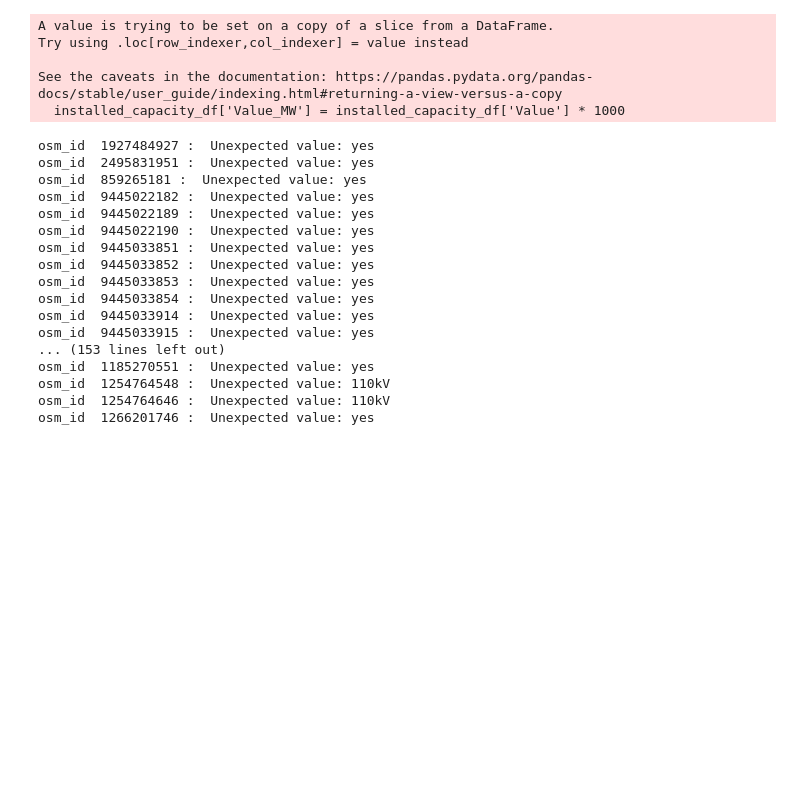
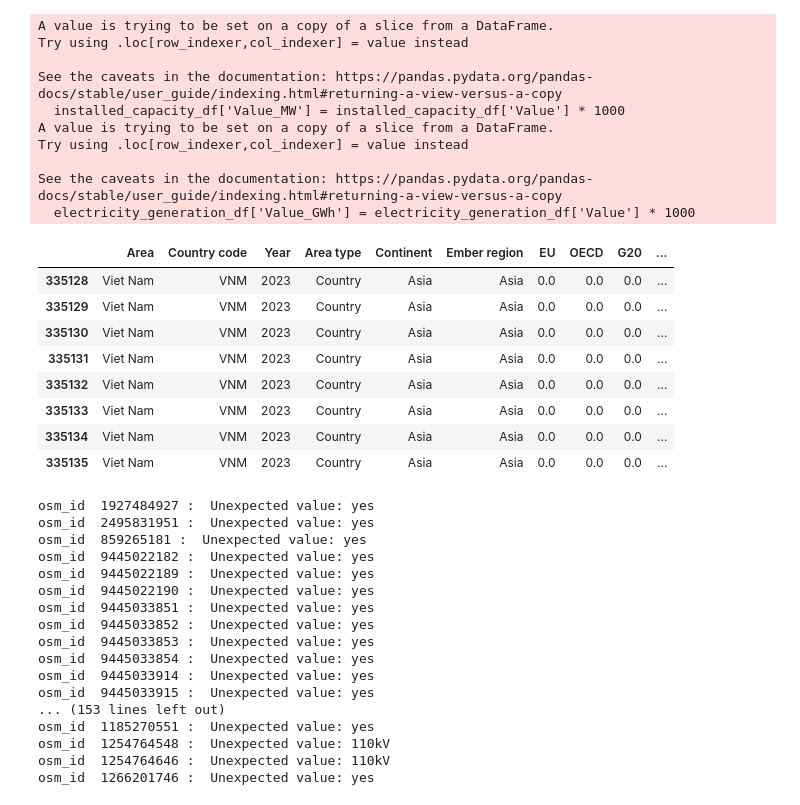
Before and after one commit to Mengqi-Ye/PowerFlowCascade, a Jupyter notebook: notebooks/3_electricity_generation_distribution.ipynb, the cells around one changed output. Cells and saved outputs as stored; diff of their text form; code cells hidden in the pictures; blank space fills up the shorter version.

Commit message:
add electricity production to generators

```diff
--- a/notebooks/3_electricity_generation_distribution.ipynb
+++ b/notebooks/3_electricity_generation_distribution.ipynb
@@ -28,12 +28,40 @@ installed_capacity_df = df[
 ]
 
 installed_capacity_df['Value_MW'] = installed_capacity_df['Value'] * 1000
+
+# df = pd.read_csv('../data/yearly_full_release_long_format.csv')
+electricity_generation_df = df[
+    (df["Area"] == "Viet Nam") &
+    (df["Year"] == 2023) &
+    (df["Category"] == "Electricity generation") &
+    (df["Subcategory"] == "Fuel") &
+    (df["Unit"] == "TWh")
+]
+
+electricity_generation_df['Value_GWh'] = electricity_generation_df['Value'] * 1000
 # %% [output]
 A value is trying to be set on a copy of a slice from a DataFrame.
 Try using .loc[row_indexer,col_indexer] = value instead
 
 See the caveats in the documentation: https://pandas.pydata.org/pandas-docs/stable/user_guide/indexing.html#returning-a-view-versus-a-copy
   installed_capacity_df['Value_MW'] = installed_capacity_df['Value'] * 1000
+A value is trying to be set on a copy of a slice from a DataFrame.
+Try using .loc[row_indexer,col_indexer] = value instead
+
+See the caveats in the documentation: https://pandas.pydata.org/pandas-docs/stable/user_guide/indexing.html#returning-a-view-versus-a-copy
+  electricity_generation_df['Value_GWh'] = electricity_generation_df['Value'] * 1000
+# %%
+electricity_generation_df
+# %% [output]
+|  | Area | Country code | Year | Area type | Continent | Ember region | EU | OECD | G20 | ... |
+| 335128 | Viet Nam | VNM | 2023 | Country | Asia | Asia | 0.0 | 0.0 | 0.0 | ... |
+| 335129 | Viet Nam | VNM | 2023 | Country | Asia | Asia | 0.0 | 0.0 | 0.0 | ... |
+| 335130 | Viet Nam | VNM | 2023 | Country | Asia | Asia | 0.0 | 0.0 | 0.0 | ... |
+| 335131 | Viet Nam | VNM | 2023 | Country | Asia | Asia | 0.0 | 0.0 | 0.0 | ... |
+| 335132 | Viet Nam | VNM | 2023 | Country | Asia | Asia | 0.0 | 0.0 | 0.0 | ... |
+| 335133 | Viet Nam | VNM | 2023 | Country | Asia | Asia | 0.0 | 0.0 | 0.0 | ... |
+| 335134 | Viet Nam | VNM | 2023 | Country | Asia | Asia | 0.0 | 0.0 | 0.0 | ... |
+| 335135 | Viet Nam | VNM | 2023 | Country | Asia | Asia | 0.0 | 0.0 | 0.0 | ... |
 # %%
 # 步骤 1：新增 installed_capacity 列
 def convert_to_mw(value):
```
Also changed, not shown: parts of 1 cell of this notebook, 3 other files.
